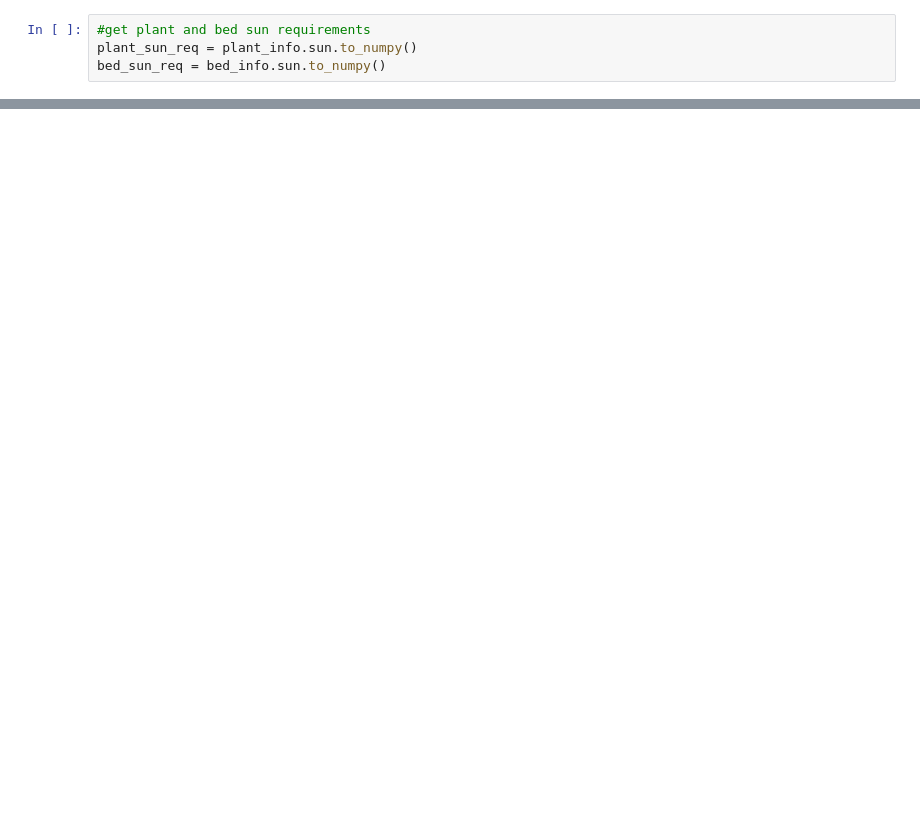
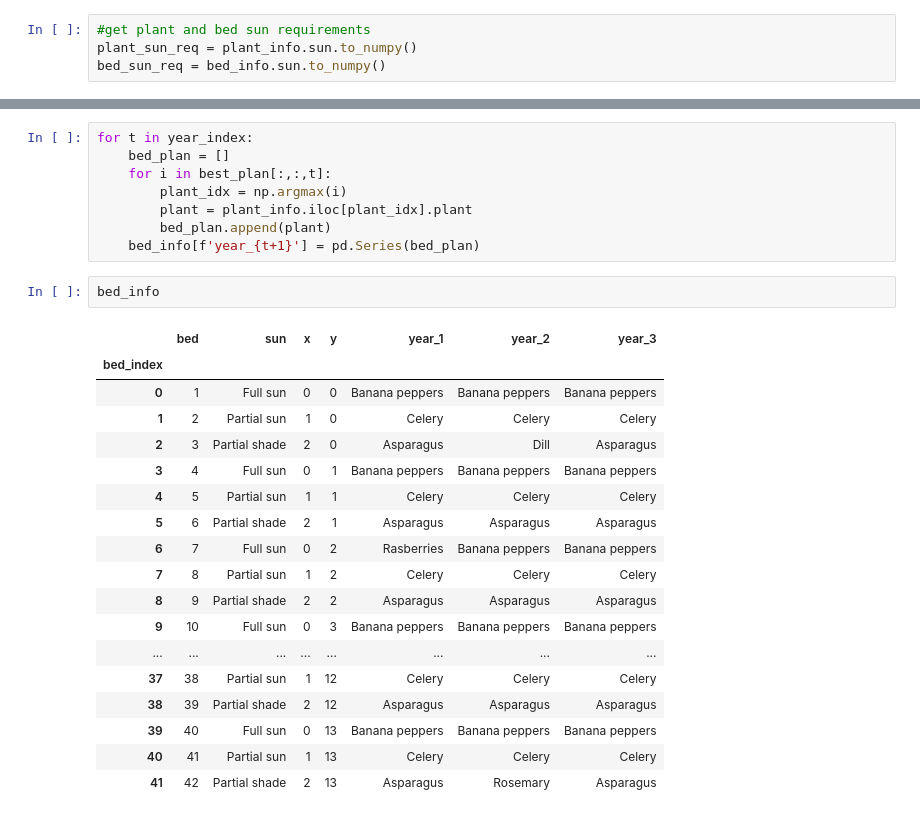
Before and after one commit to evanlynch/optimal-gardening, a Jupyter notebook: notebooks/dev.ipynb, the cells around one changed output, grey strips where cells are left out. Drawn from its saved outputs; the diff is of its cells as text; blank space fills up the shorter version.

```diff
--- a/notebooks/dev.ipynb
+++ b/notebooks/dev.ipynb
@@ -320,0 +365,29 @@ sb.scatterplot(data=df.drop_duplicates(['index','objective']),x='index',y='objec
+# %%
+for t in year_index:
+    bed_plan = []
+    for i in best_plan[:,:,t]:
+        plant_idx = np.argmax(i)
+        plant = plant_info.iloc[plant_idx].plant
+        bed_plan.append(plant)
+    bed_info[f'year_{t+1}'] = pd.Series(bed_plan)
+# %%
+bed_info
+# %% [output]
+|  | bed | sun | x | y | year_1 | year_2 | year_3 |
+| bed_index |  |  |  |  |  |  |  |
+| 0 | 1 | Full sun | 0 | 0 | Banana peppers | Banana peppers | Banana peppers |
+| 1 | 2 | Partial sun | 1 | 0 | Celery | Celery | Celery |
+| 2 | 3 | Partial shade | 2 | 0 | Asparagus | Dill | Asparagus |
+| 3 | 4 | Full sun | 0 | 1 | Banana peppers | Banana peppers | Banana peppers |
+| 4 | 5 | Partial sun | 1 | 1 | Celery | Celery | Celery |
+| 5 | 6 | Partial shade | 2 | 1 | Asparagus | Asparagus | Asparagus |
+| 6 | 7 | Full sun | 0 | 2 | Rasberries | Banana peppers | Banana peppers |
+| 7 | 8 | Partial sun | 1 | 2 | Celery | Celery | Celery |
+| 8 | 9 | Partial shade | 2 | 2 | Asparagus | Asparagus | Asparagus |
+| 9 | 10 | Full sun | 0 | 3 | Banana peppers | Banana peppers | Banana peppers |
+| ... | ... | ... | ... | ... | ... | ... | ... |
+| 37 | 38 | Partial sun | 1 | 12 | Celery | Celery | Celery |
+| 38 | 39 | Partial shade | 2 | 12 | Asparagus | Asparagus | Asparagus |
+| 39 | 40 | Full sun | 0 | 13 | Banana peppers | Banana peppers | Banana peppers |
+| 40 | 41 | Partial sun | 1 | 13 | Celery | Celery | Celery |
+| 41 | 42 | Partial shade | 2 | 13 | Asparagus | Rosemary | Asparagus |
```
Also changed, not shown: parts of 59 cells of this notebook, 4 other files.
